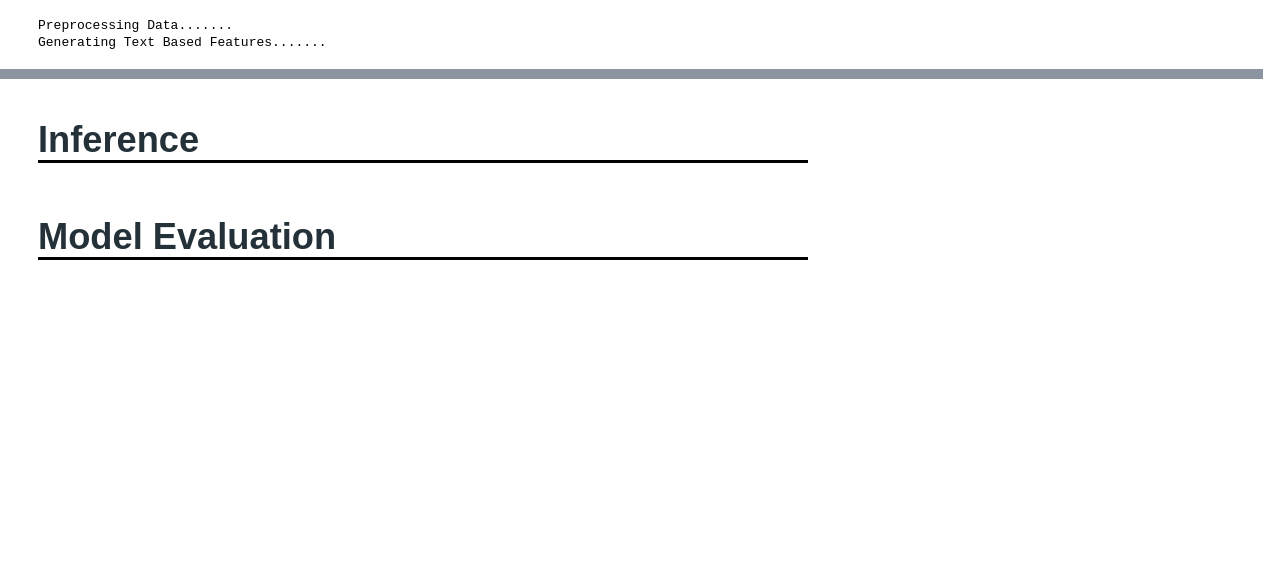
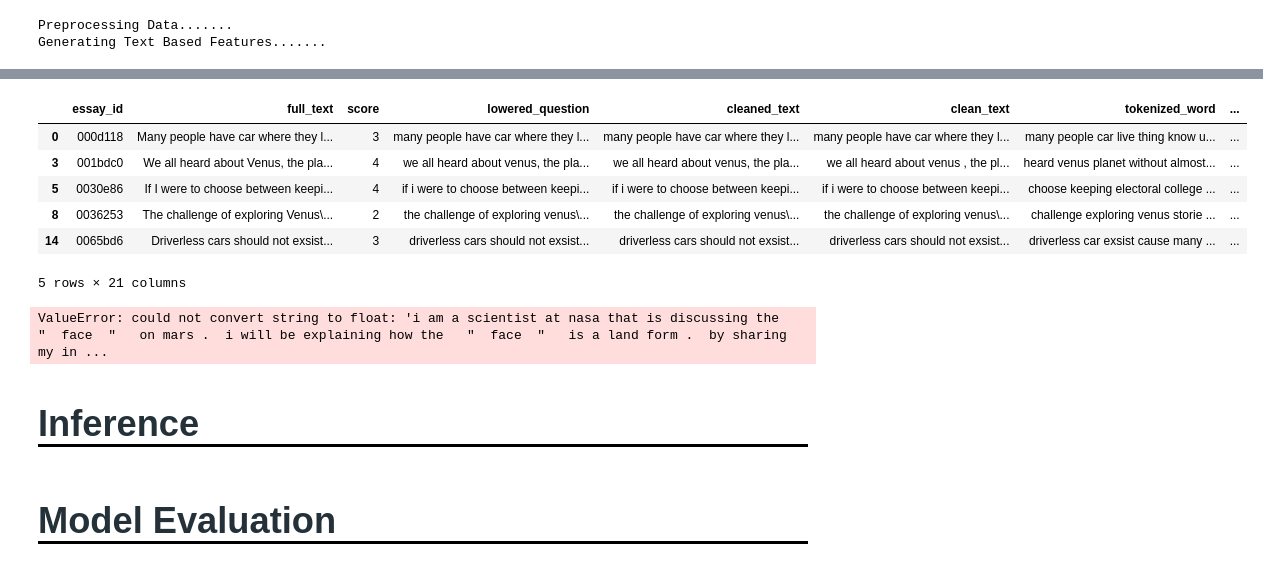
Before and after one commit to JD-DS/Learning-Agency-Lab---Automated-Essay-Scoring-2.0, a Jupyter notebook: scoring_Project_Report.ipynb, the cells around one changed output, grey strips where cells are left out. Drawn from its saved outputs; the diff is of its cells as text; code cells hidden in the pictures; blank space fills up the shorter version.

```diff
--- a/scoring_Project_Report.ipynb
+++ b/scoring_Project_Report.ipynb
@@ -502,0 +527,10 @@ training.head()
+# %%
+validation.head()
+# %% [output]
+|  | essay_id | full_text | score | lowered_question | cleaned_text | clean_text | tokenized_word | ... |
+| 0 | 000d118 | Many people have car where they l... | 3 | many people have car where they l... | many people have car where they l... | many people have car where they l... | many people car live thing know u... | ... |
+| 3 | 001bdc0 | We all heard about Venus, the pla... | 4 | we all heard about venus, the pla... | we all heard about venus, the pla... | we all heard about venus , the pl... | heard venus planet without almost... | ... |
+| 5 | 0030e86 | If I were to choose between keepi... | 4 | if i were to choose between keepi... | if i were to choose between keepi... | if i were to choose between keepi... | choose keeping electoral college ... | ... |
+| 8 | 0036253 | The challenge of exploring Venus\... | 2 | the challenge of exploring venus\... | the challenge of exploring venus\... | the challenge of exploring venus\... | challenge exploring venus storie ... | ... |
+| 14 | 0065bd6 | Driverless cars should not exsist... | 3 | driverless cars should not exsist... | driverless cars should not exsist... | driverless cars should not exsist... | driverless car exsist cause many ... | ... |
+5 rows × 21 columns
@@ -503,3 +540,61 @@ training.head()
+# %%
+feature_cols = []
+
+for col in training.columns:
+    if (col != 'essay_id') and (col != 'score'):
+        feature_cols.append(col)
+
+
+# Select relevant columns (replace with actual column names)
+
+training_labels = training['score']
+
+validation_labels = validation['score']
+
+train_features = training[feature_cols].values
+
+val_features = validation[feature_cols].values
+
+# test_features = test[feature_cols].values
+
+
+# Standardize the features if needed
+
+scaler = StandardScaler()
+
+
+train_features = scaler.fit_transform(train_features)
+
+val_features = scaler.transform(val_features)
+
+# test_features = scaler.transform(test_features)
+
+
+
+# Optionally, convert back to DataFrame
+
+train_labels = pd.DataFrame(training_labels, columns=['score'],
+                             index=training_labels.index)
+
+val_labels = pd.DataFrame(validation_labels, columns=['score'],
+                          index=validation_labels.index)
+
+import pickle
+
+# Save the scaler and other processed data
+# with open('target_scaler.pkl', 'wb') as f:
+#     pickle.dump(target_scaler, f)
+
+with open('scaler.pkl', 'wb') as f:
+    pickle.dump(scaler, f)
+
+# Combine TF-IDF features with the selected features
+
+# combined_train_features = np.hstack((tfidf_train_features, train_features))
+
+# combined_test_features = np.hstack((tfidf_test_features, test_features))
+# %% [output]
+ValueError: could not convert string to float: 'i am a scientist at nasa that is discussing the   "  face  "   on mars .  i will be explaining how the   "  face  "   is a land form .  by sharing my in ...
 # %% [markdown]
 # <p style="font-family:JetBrains Mono; font-weight:bold; letter-spacing: 2px; color:#243139; font-size:140%; text-align:left;padding: 0px; border-bottom: 3px solid #000000"> <a name="inference"></a>Inference</p>
 # %%
```
Also changed, not shown: parts of 10 cells of this notebook, 2 other files.
